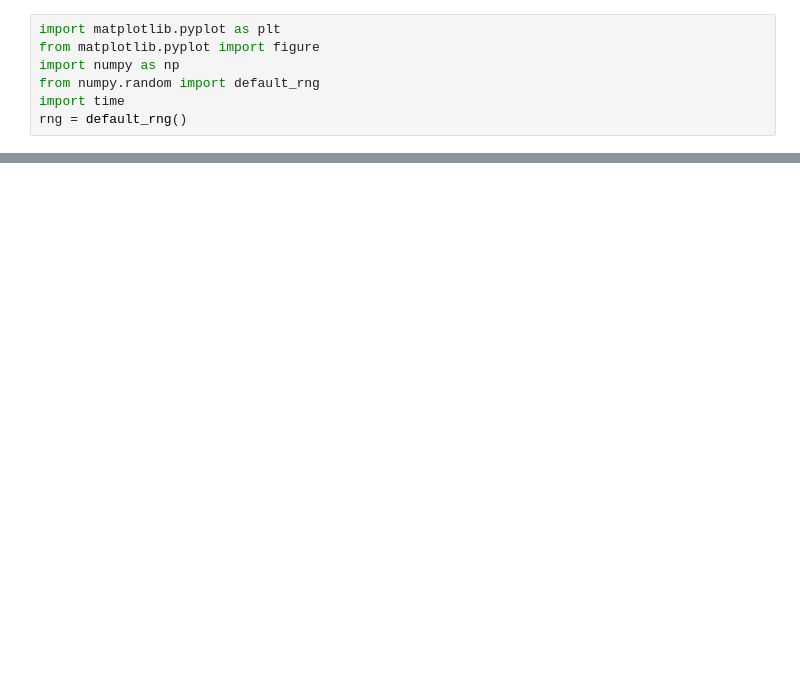
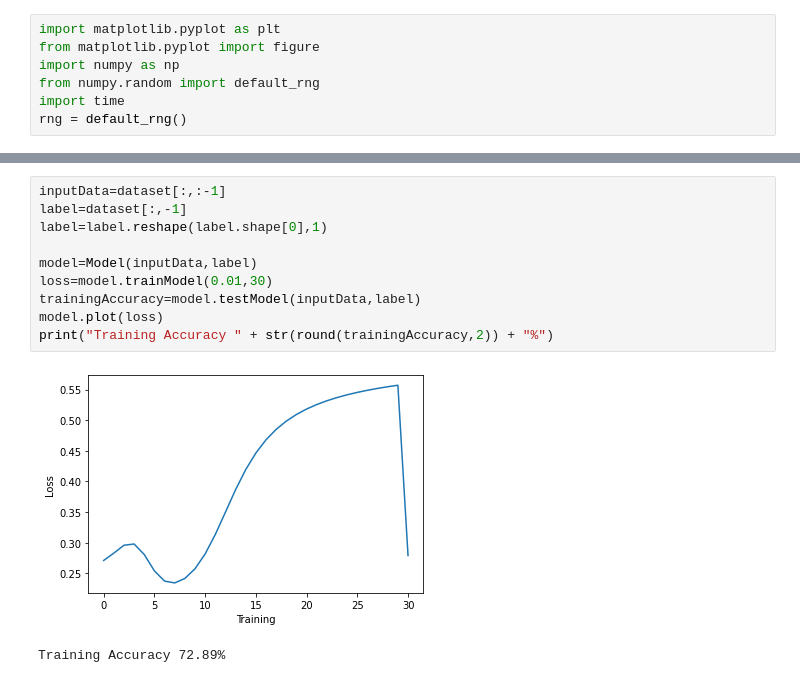
Before and after one commit to Harshpatel44/sigmoid-neural-net-classifier, a Jupyter notebook: neural net.ipynb, the cells around one changed output, grey strips where cells are left out. Drawn from its saved outputs; the diff is of its cells as text; blank space fills up the shorter version.

```diff
--- a/neural net.ipynb
+++ b/neural net.ipynb
@@ -124,0 +116,13 @@ Training Accuracy 90.89%
+# %%
+inputData=dataset[:,:-1]
+label=dataset[:,-1]
+label=label.reshape(label.shape[0],1)
+
+model=Model(inputData,label)
+loss=model.trainModel(0.01,30)
+trainingAccuracy=model.testModel(inputData,label)
+model.plot(loss)
+print("Training Accuracy " + str(round(trainingAccuracy,2)) + "%")
+# %% [output]
+[figure, added]
+Training Accuracy 72.89%
```
Also changed, not shown: parts of 8 cells of this notebook.
